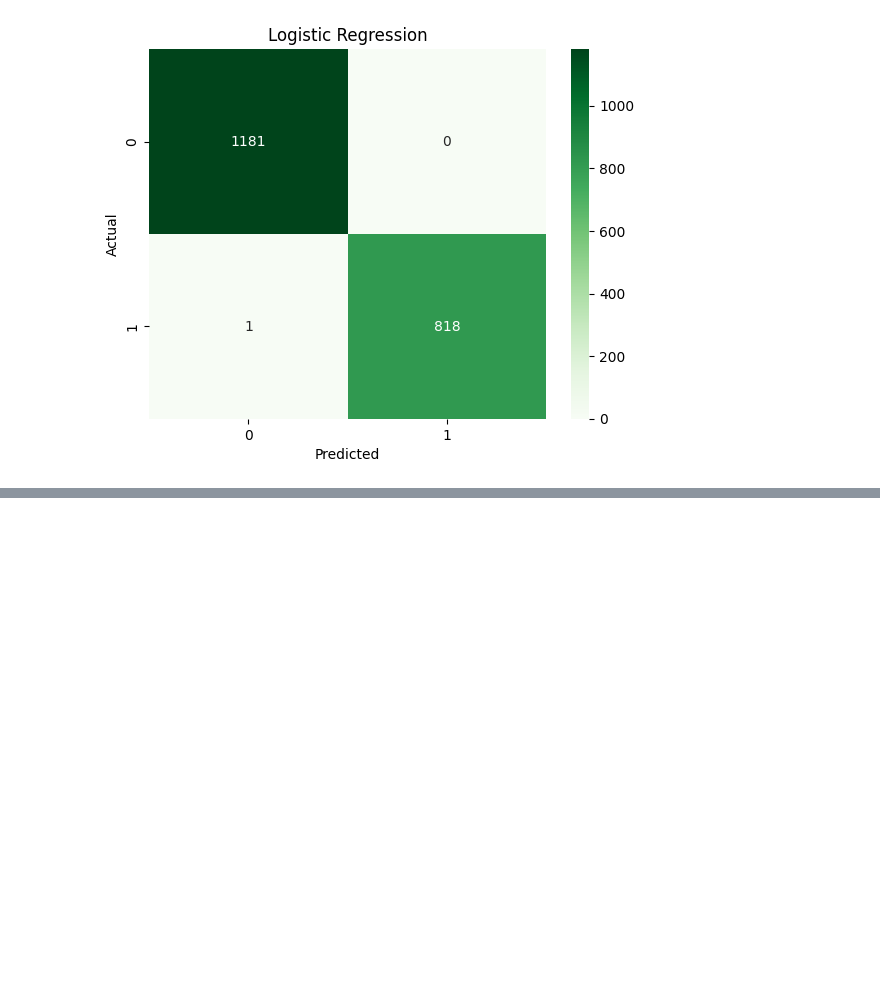
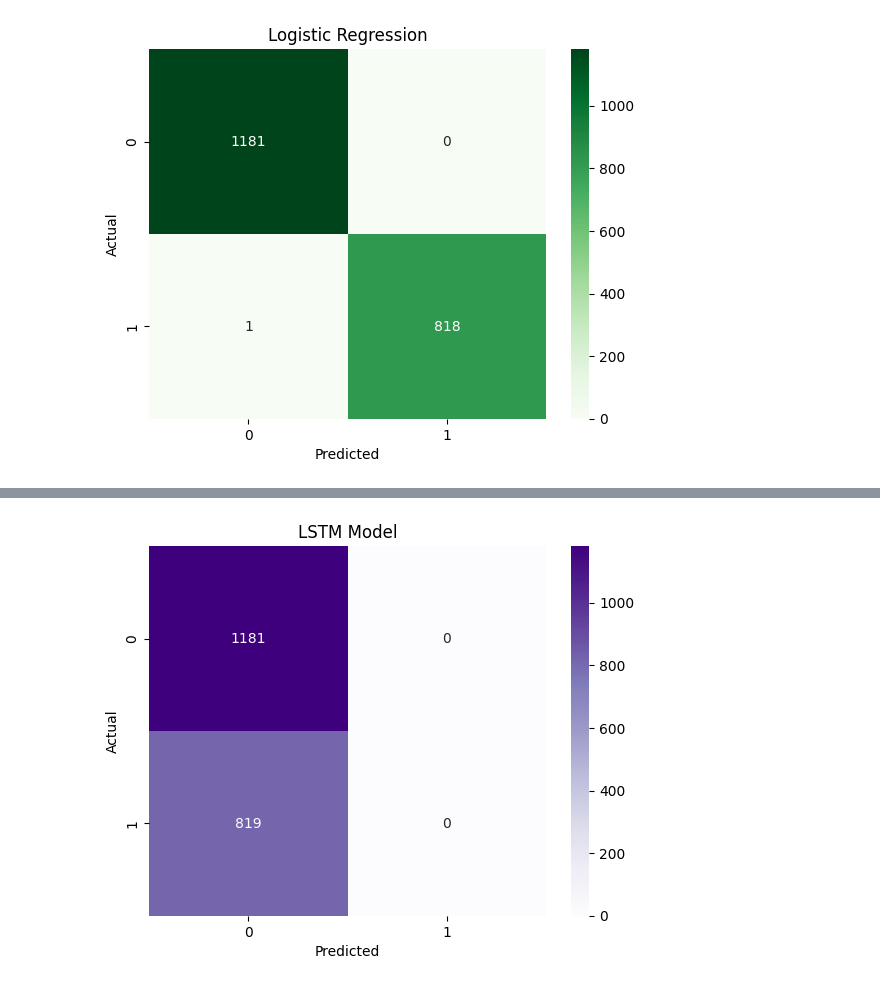
Before and after one commit to amany2712/project_nlp, a Jupyter notebook: project_nlp.ipynb, the cells around one changed output, grey strips where cells are left out. Saved outputs shown, nothing was run; the diff lists cells and outputs as text; code cells hidden in the pictures; blank space fills up the shorter version.

```diff
--- a/project_nlp.ipynb
+++ b/project_nlp.ipynb
@@ -328,0 +609,20 @@ plt.show()
+# %%
+# Evaluation
+lstm_pred_prob = lstm_model.predict(X_test_pad)
+
+# Convert probabilities -> 0 or 1
+lstm_pred = (lstm_pred_prob > 0.5).astype(int)
+
+lstm_pred = lstm_pred.flatten()
+
+print("LSTM Results")
+
+print("Accuracy :", accuracy_score(y_test, lstm_pred))
+
+print("Precision:", precision_score(y_test, lstm_pred))
+
+print("Recall   :", recall_score(y_test, lstm_pred))
+
+print("F1 Score :", f1_score(y_test, lstm_pred))
+
+print(classification_report(y_test, lstm_pred))
@@ -328,0 +644,18 @@ plt.show()
+# %%
+cm = confusion_matrix(y_test, lstm_pred)
+
+sns.heatmap(
+    cm,
+    annot=True,
+    fmt='d',
+    cmap='Purples'
+)
+
+plt.title("LSTM Model")
+
+plt.xlabel("Predicted")
+plt.ylabel("Actual")
+
+plt.show()
+# %% [output]
+[figure, added]
```
Also changed, not shown: parts of 12 cells of this notebook.
